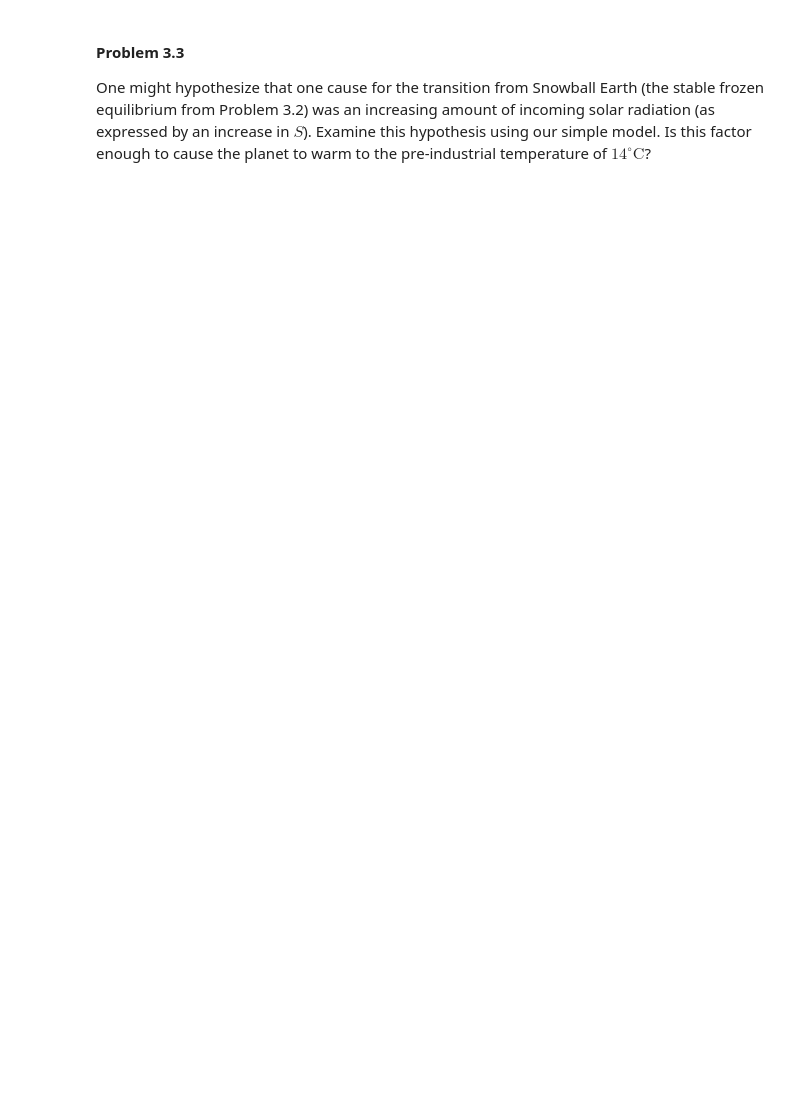
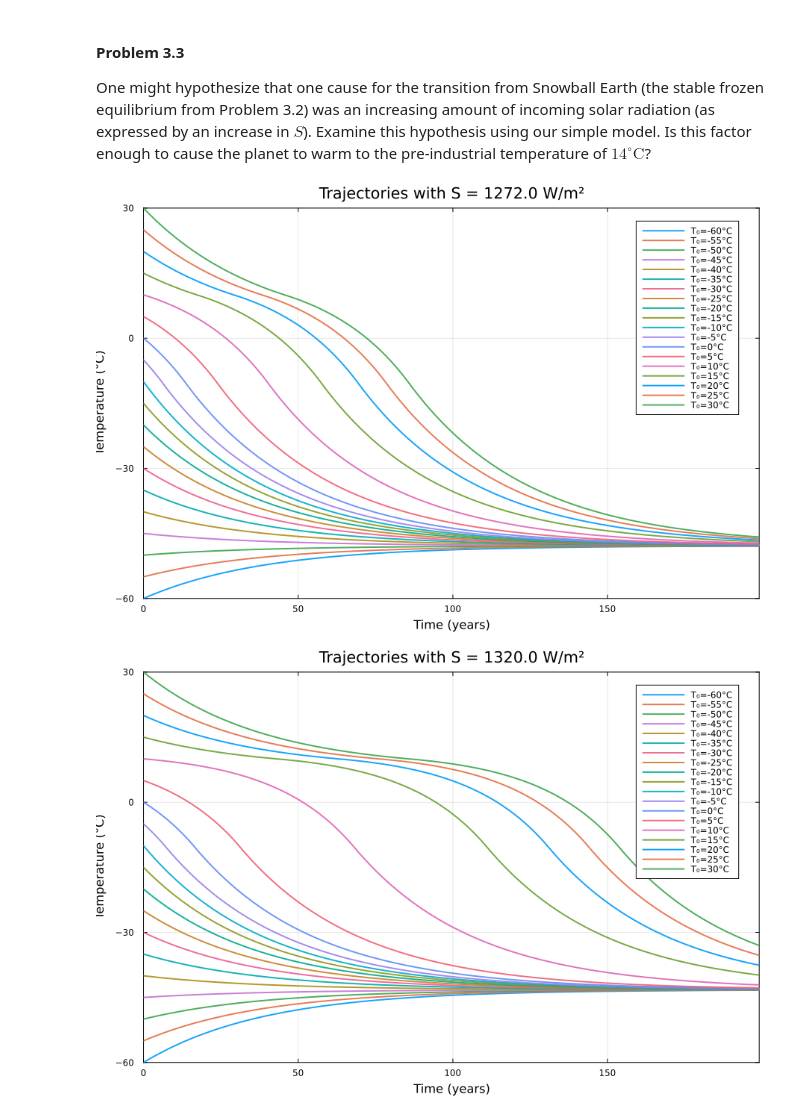
Before and after one commit to BEE4750-FA25/hw2-natalie, a Jupyter notebook: hw02.ipynb, the cells around one changed output. Drawn from its saved outputs; the diff is of its cells as text; code cells hidden in the pictures; blank space fills up the shorter version.

```diff
--- a/hw02.ipynb
+++ b/hw02.ipynb
@@ -299,3 +447,65 @@ amount of incoming solar radiation (as expressed by an increase in $S$).
 Examine this hypothesis using our simple model. Is this factor enough to
 cause the planet to warm to the pre-industrial temperature of
 $14^\circ\text{C}$?
+# %%
+using Plots
+
+# Parameters
+C, A, B = 51.0, 221.2, -1.3
+αi, α0  = 0.5, 0.3
+Δt, Tsteps = 1.0, 200
+
+# Albedo
+α(T) = T <= -10  ? αi :
+       T <=  10  ? αi + (α0 - αi) * ((T + 10)/20) :
+                   α0
+
+# dT/dt for any S
+climate_step(T, S) = ((1 - α(T)) * S / 4 - A + B*T) / C
+
+# Forward Euler
+function simulate(T0, S; Tsteps=201, Δt=1.0)
+    T = zeros(Float64, Tsteps)
+    T[1] = T0
+    for t in 2:Tsteps
+        T[t] = T[t-1] + Δt * climate_step(T[t-1], S)
+    end
+    return T
+end
+
+# Inital Conditions & time axis
+T0s = collect(-60.0:5.0:30.0)
+ts  = 0:Δt:(Tsteps-1)
+
+# Reusable plotting helper
+function plot_for_S(S; show14::Bool=false)
+    p = plot(xlabel="Time (years)", ylabel="Temperature (°C)",
+             title="Trajectories with S = $(S) W/m²",
+             size=(900,600), legend=:topright, framestyle=:box,
+             ylims=(-60,30), xlims=(first(ts), last(ts)))
+    for T0 in T0s
+        plot!(p, ts, simulate(T0, S; Tsteps=Tsteps, Δt=Δt),
+              label="T₀=$(Int(T0))°C", linewidth=2, alpha=0.9)
+    end
+    if show14
+        hline!(p, [14.0], label="14 °C", linestyle=:dash, linewidth=5, color=:black)
+    end
+    return p
+end
+
+# Changing S Values
+S_low  = 1272.0                 # Neoproterozoic
+S_mid  = 1320.0                 # moderately higher
+S_high = 4*(A - B*14)/(1 - α0)  # S that gives warm T* = 14°C (≈ 1368)
+
+# Make Plots
+p1 = plot_for_S(S_low;  show14=false)   # Neoproterozoic
+p2 = plot_for_S(S_mid;  show14=false)   # Increased S
+p3 = plot_for_S(S_high; show14=true)    # Higher S with bold 14°C line
+
+display(p1)
+display(p2)
+display(p3)
+# %% [output]
+[figure, added]
+[figure, added]
```
Also changed, not shown: parts of 11 cells of this notebook.
